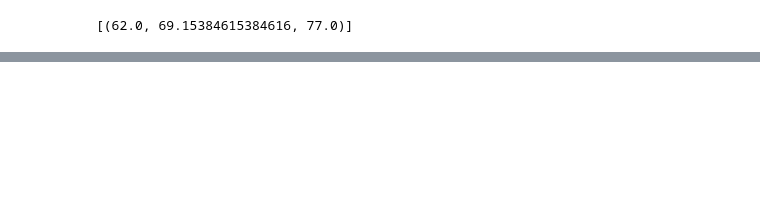
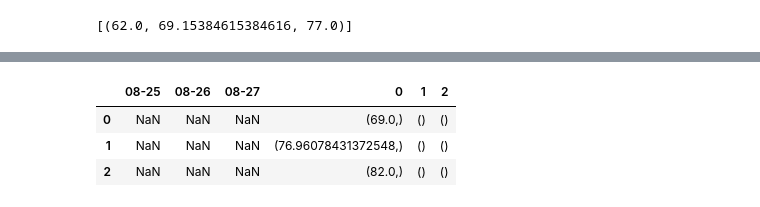
Before and after one commit to RobLMCO/08-SQLhomework, a Jupyter notebook: SQLalchemy.ipynb, the cells around one changed output, grey strips where cells are left out. Saved outputs shown, nothing was run; the diff lists cells and outputs as text; code cells hidden in the pictures; blank space fills up the shorter version.

```diff
--- a/SQLalchemy.ipynb
+++ b/SQLalchemy.ipynb
@@ -265,2 +305,9 @@ daily_normals("01-01")
 # %%
 # Load the previous query results into a Pandas DataFrame and add the `trip_dates` range as the `date` index
+#Date_Range_Normals_df.rename_axis('date')
+Date_Range_Normals_df
+# %% [output]
+|  | 08-25 | 08-26 | 08-27 | 0 | 1 | 2 |
+| 0 | NaN | NaN | NaN | (69.0,) | () | () |
+| 1 | NaN | NaN | NaN | (76.96078431372548,) | () | () |
+| 2 | NaN | NaN | NaN | (82.0,) | () | () |
```
Also changed, not shown: parts of 7 cells of this notebook.
